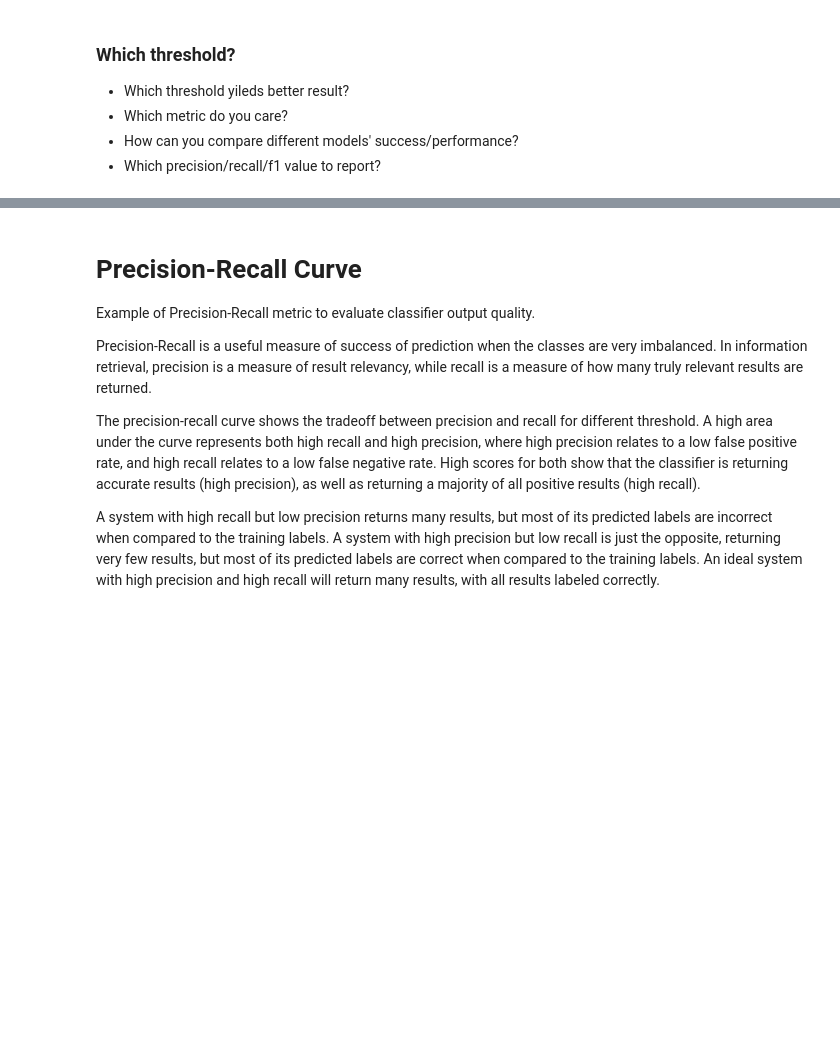
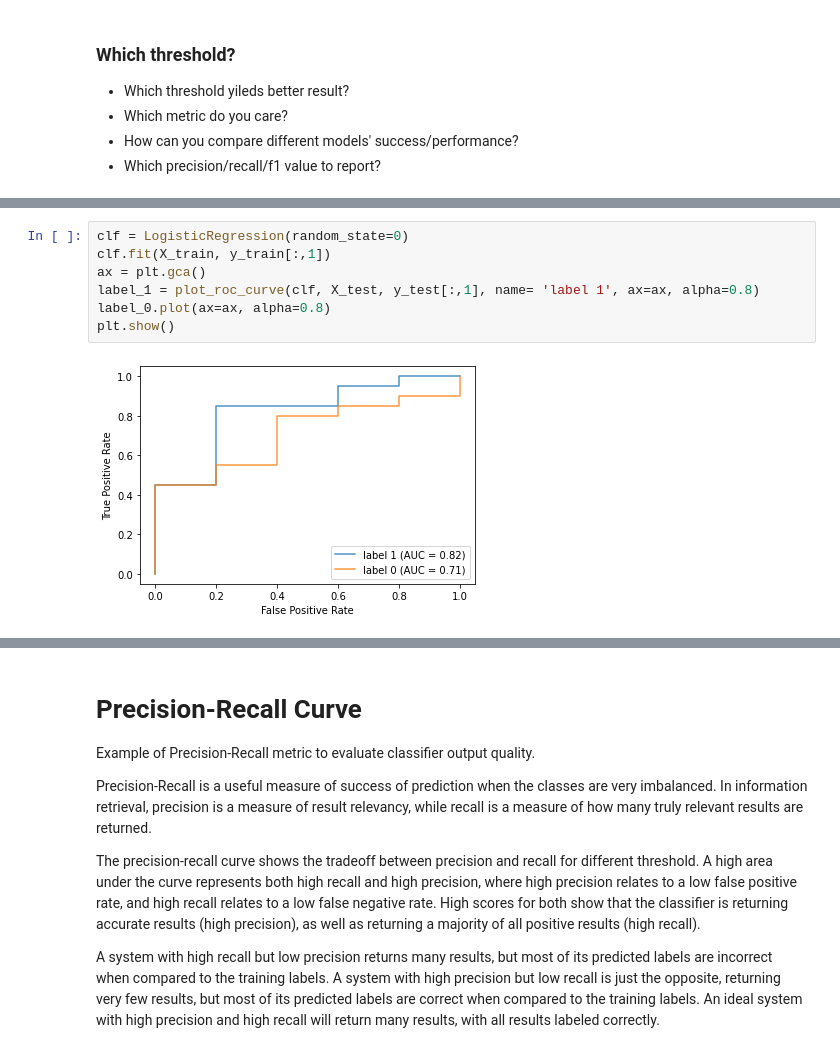
Before and after one commit to kmkarakaya/Deep-Learning-Tutorials, a Jupyter notebook: Multi_Label_Model_Evaulation.ipynb, the cells around one changed output, grey strips where cells are left out. Cells and saved outputs as stored; diff of their text form; blank space fills up the shorter version.

```diff
--- a/Multi_Label_Model_Evaulation.ipynb
+++ b/Multi_Label_Model_Evaulation.ipynb
@@ -577,0 +765,9 @@ weighted avg       0.67      0.50      0.56         6
+# %%
+clf = LogisticRegression(random_state=0)
+clf.fit(X_train, y_train[:,1])
+ax = plt.gca()
+label_1 = plot_roc_curve(clf, X_test, y_test[:,1], name= 'label 1', ax=ax, alpha=0.8)
+label_0.plot(ax=ax, alpha=0.8)
+plt.show()
+# %% [output]
+[figure, added]
```
Also changed, not shown: parts of 38 cells of this notebook.
